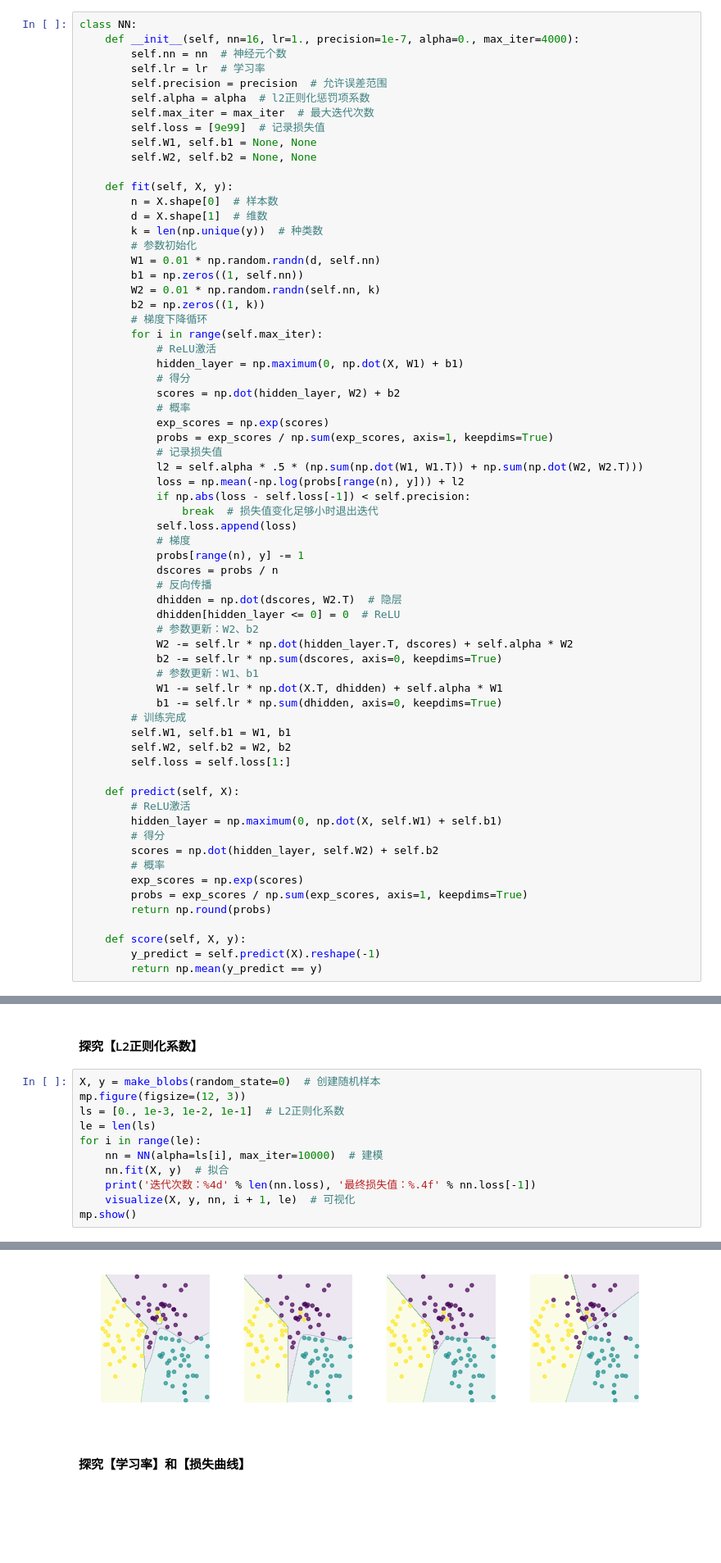
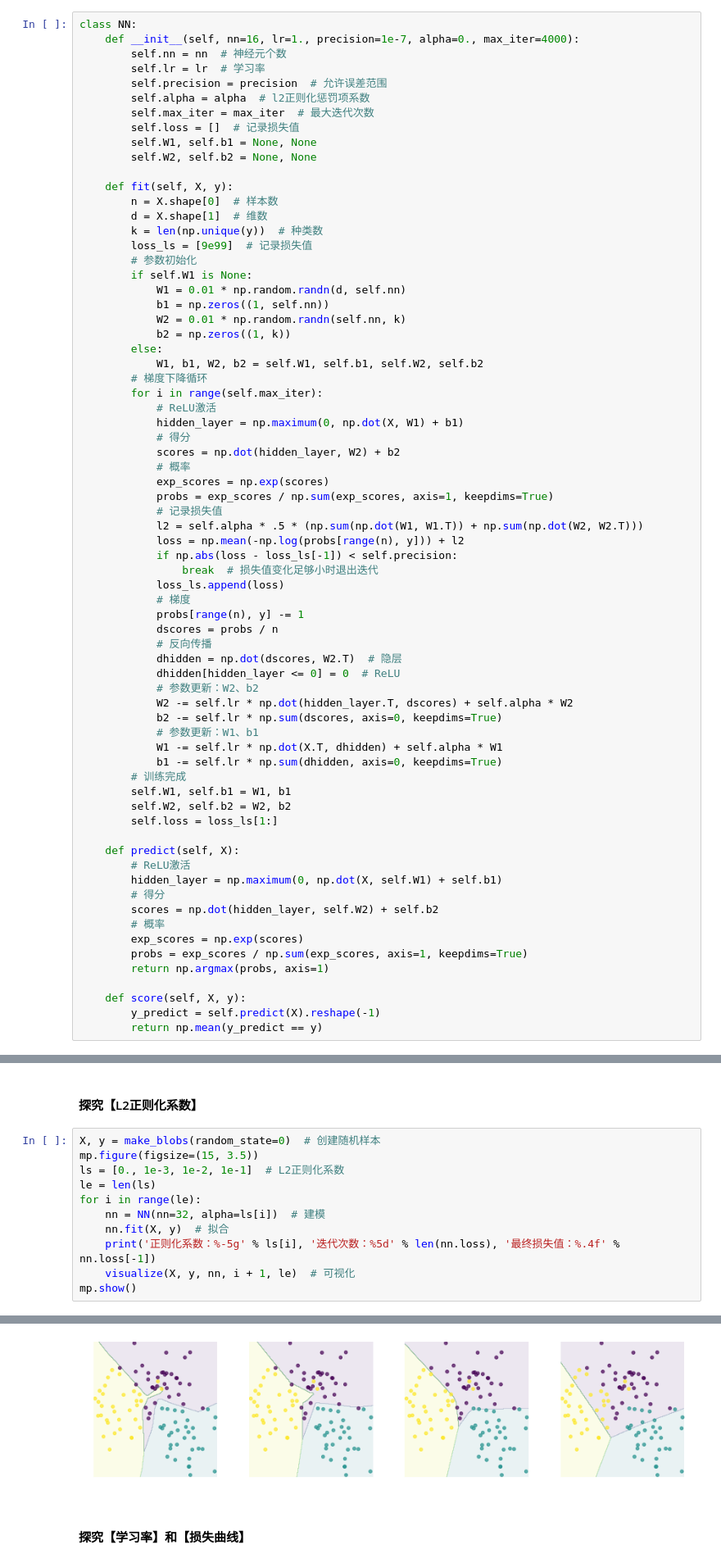
Before and after one commit to AryeYellow/PyProjects, a Jupyter notebook: DataScience/Neural_Network.ipynb, the cells around one changed output, grey strips where cells are left out. Shown at 82% size. Drawn from its saved outputs; the diff is of its cells as text; blank space fills up the shorter version.

```diff
--- a/DataScience/Neural_Network.ipynb
+++ b/DataScience/Neural_Network.ipynb
@@ -15,7 +38,7 @@ class NN:
         self.precision = precision  # 允许误差范围
         self.alpha = alpha  # l2正则化惩罚项系数
         self.max_iter = max_iter  # 最大迭代次数
-        self.loss = [9e99]  # 记录损失值
+        self.loss = []  # 记录损失值
         self.W1, self.b1 = None, None
         self.W2, self.b2 = None, None
 
@@ -23,11 +46,15 @@ class NN:
         n = X.shape[0]  # 样本数
         d = X.shape[1]  # 维数
         k = len(np.unique(y))  # 种类数
+        loss_ls = [9e99]  # 记录损失值
         # 参数初始化
-        W1 = 0.01 * np.random.randn(d, self.nn)
-        b1 = np.zeros((1, self.nn))
-        W2 = 0.01 * np.random.randn(self.nn, k)
-        b2 = np.zeros((1, k))
+        if self.W1 is None:
+            W1 = 0.01 * np.random.randn(d, self.nn)
+            b1 = np.zeros((1, self.nn))
+            W2 = 0.01 * np.random.randn(self.nn, k)
+            b2 = np.zeros((1, k))
+        else:
+            W1, b1, W2, b2 = self.W1, self.b1, self.W2, self.b2
         # 梯度下降循环
         for i in range(self.max_iter):
             # ReLU激活
@@ -40,9 +67,9 @@ class NN:
             # 记录损失值
             l2 = self.alpha * .5 * (np.sum(np.dot(W1, W1.T)) + np.sum(np.dot(W2, W2.T)))
             loss = np.mean(-np.log(probs[range(n), y])) + l2
-            if np.abs(loss - self.loss[-1]) < self.precision:
+            if np.abs(loss - loss_ls[-1]) < self.precision:
                 break  # 损失值变化足够小时退出迭代
-            self.loss.append(loss)
+            loss_ls.append(loss)
             # 梯度
             probs[range(n), y] -= 1
             dscores = probs / n
@@ -58,7 +85,7 @@ class NN:
         # 训练完成
         self.W1, self.b1 = W1, b1
         self.W2, self.b2 = W2, b2
-        self.loss = self.loss[1:]
+        self.loss = loss_ls[1:]
 
     def predict(self, X):
         # ReLU激活
@@ -68,7 +95,7 @@ class NN:
         # 概率
         exp_scores = np.exp(scores)
         probs = exp_scores / np.sum(exp_scores, axis=1, keepdims=True)
-        return np.round(probs)
+        return np.argmax(probs, axis=1)
 
     def score(self, X, y):
         y_predict = self.predict(X).reshape(-1)
@@ -103,13 +130,13 @@ mp.show()
 #### 探究【L2正则化系数】
 # %%
 X, y = make_blobs(random_state=0)  # 创建随机样本
-mp.figure(figsize=(12, 3))
+mp.figure(figsize=(15, 3.5))
 ls = [0., 1e-3, 1e-2, 1e-1]  # L2正则化系数
 le = len(ls)
 for i in range(le):
-    nn = NN(alpha=ls[i], max_iter=10000)  # 建模
+    nn = NN(nn=32, alpha=ls[i])  # 建模
     nn.fit(X, y)  # 拟合
-    print('迭代次数：%4d' % len(nn.loss), '最终损失值：%.4f' % nn.loss[-1])
+    print('正则化系数：%-5g' % ls[i], '迭代次数：%5d' % len(nn.loss), '最终损失值：%.4f' % nn.loss[-1])
     visualize(X, y, nn, i + 1, le)  # 可视化
 mp.show()
 # %% [output]
@@ -120,4 +147,4 @@ mp.show()
-[figure, old version]
+[figure, new version]
 # %% [markdown]
 #### 探究【学习率】和【损失曲线】
 # %%
```
Also changed, not shown: parts of 14 cells of this notebook, 1 other file.
